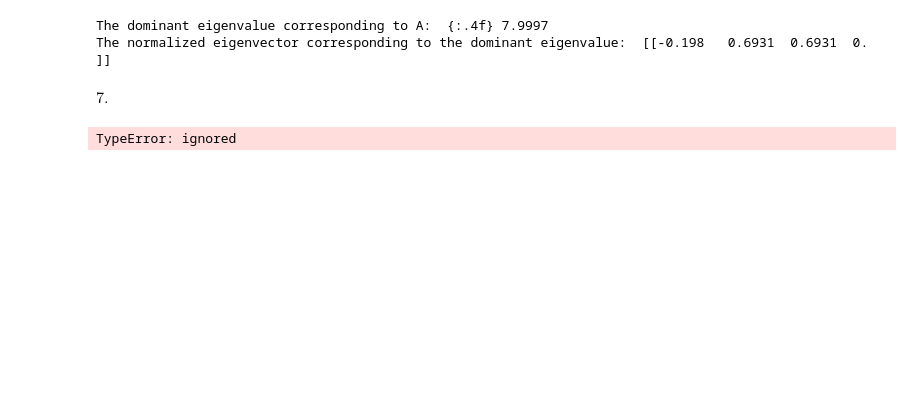
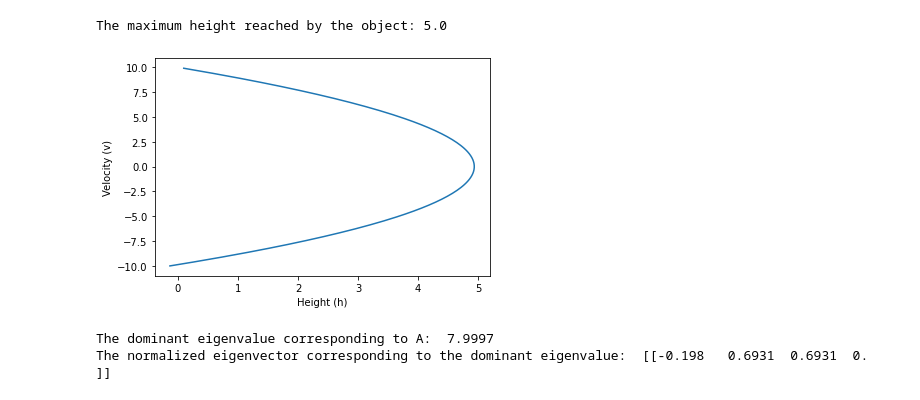
Before and after one commit to varun-subudhi/Computational-Lab-P346, a Jupyter notebook: endsem/2011188_P346_endsem.ipynb, the cells around one changed output. Cells and saved outputs as stored; diff of their text form; code cells hidden in the pictures; blank space fills up the shorter version.

```diff
--- a/endsem/2011188_P346_endsem.ipynb
+++ b/endsem/2011188_P346_endsem.ipynb
@@ -93,27 +96,0 @@ $5.$
-# %%
-def runge_kutta(x0, v0, t, dxdt, dvdt, dt, tn):
-    import matplotlib.pyplot as plt
-    X = []
-    V = []
-    T = []
-    while t < tn:
-        T.append(t)
-        k1x = dt*dxdt(x0, v0, t)
-        k1v = dt*dvdt(x0,v0,t)
-
-        k2x = dt*dxdt(x0+(k1x/2), v0+(k1v/2), t+(dt/2))
-        k2v = dt*dvdt(x0+(k1x/2), v0+(k1v/2), t+(dt/2))
-
-        k3x = dt*dxdt(x0+(k2x/2), v0+(k2v/2), t+(dt/2))
-        k3v = dt*dvdt(x0+(k2x/2), v0+(k2v/2), t+(dt/2))
-
-        k4x = dt*dxdt(x0+(k3x/2), v0+(k3v/2), t+(dt/2))
-        k4v = dt*dvdt(x0+(k3x/2), v0+(k3v/2), t+(dt/2))
-
-        x0 += (k1x + 2*k2x + 2*k3x + k4x)/6
-        v0 += (k1v + 2*k2v + 2*k3v + k4v)/6
-        t += dt
-        X.append(x0)
-        V.append(v0)
-        plt.plot(T, X, color="blue")
-        plt.plot(T, V, color="red")
@@ -143,7 +97,23 @@ $6.$
+# %%
+# 5
+
+v0 = 10
+print("The maximum height reached by the object:",(10**2)/(2*10), "units.")
+
+def dvdt(x,y,t):
+  gamma = 0.02
+  g = 10
+  return -(gamma*y) - g
+
+def dxdt(x,y,t):
+  return y
+
+runge_kutta(0, 10, 0, dxdt, dvdt, 2)
+# %% [output]
+The maximum height reached by the object: 5.0
+[figure, added]
 # %%
 # 6
-
-import numpy as np
 
 A = np.matrix([[1,-2,0,5],
                [0,7,1,5],
@@ -154,7 +124,7 @@ xk = np.matrix([0.0,0.0,0.0,0.0])
 
 l1,xk = eigen(A,x0,xk)
 dom = round(l1,4)
-print("The dominant eigenvalue corresponding to A: ","{:.4f}",dom)
+print("The dominant eigenvalue corresponding to A: ",dom)
 sum = 0
 for i in range(0,3):
     sum += (xk[0,i]**2)
@@ -163,7 +133,5 @@ for i in range(0,3):
     xk[0,i] = round((xk[0,i]/sum1),4)
 print("The normalized eigenvector corresponding to the dominant eigenvalue: ",xk)
 # %% [output]
-The dominant eigenvalue corresponding to A:  {:.4f} 7.9997
+The dominant eigenvalue corresponding to A:  7.9997
 The normalized eigenvector corresponding to the dominant eigenvalue:  [[-0.198   0.6931  0.6931  0.    ]]
-# %% [markdown]
-$7.$
@@ -213,14 +137,0 @@ def polyfit(x, y, o): # o is the max order of polynomial
-# %%
-# 7
-
-d = read_matrix('esem4fit.txt')
-
-x = []
-y = []
-for i in range(len(d)):
-  x.append(d[i][0])
-  y.append(d[i][1])
-
-polyfit(x,y,4)
-# %% [output]
-TypeError: ignored
```
Also changed, not shown: parts of 15 cells of this notebook, 2 other files.
